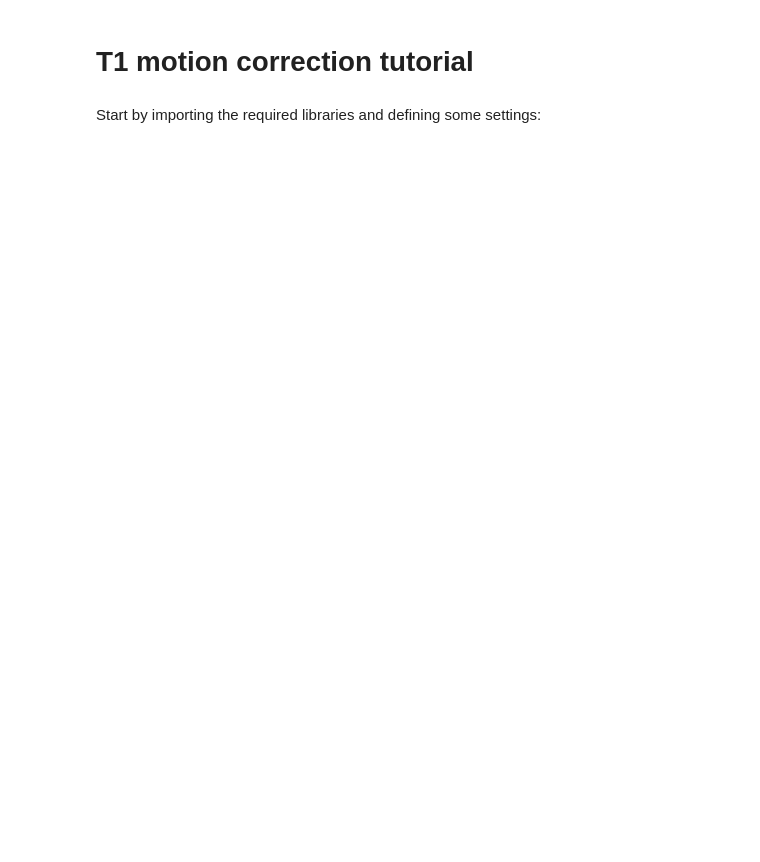
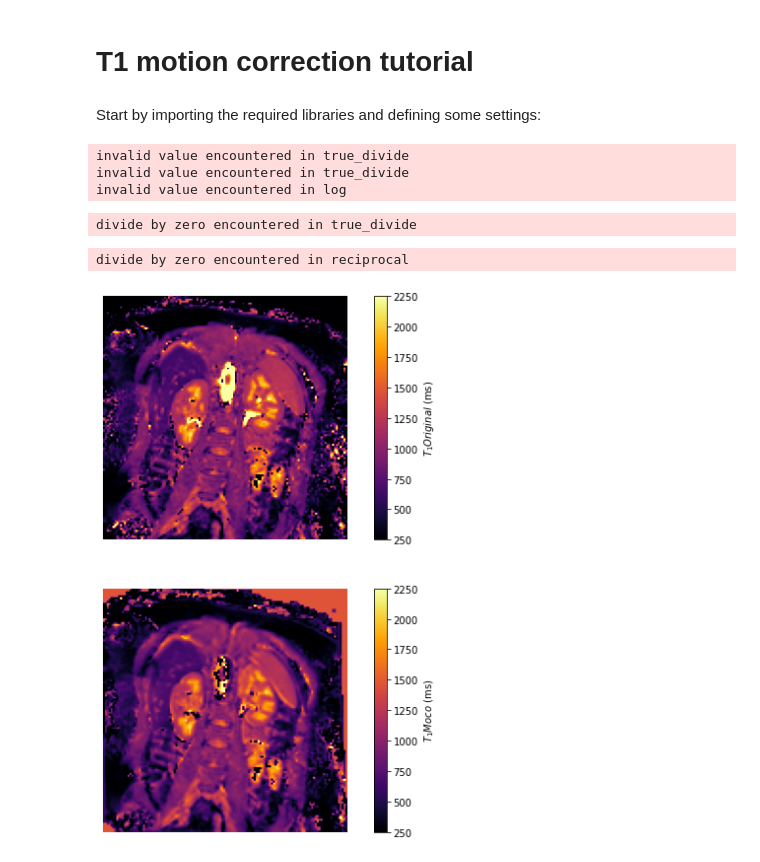
Before and after one commit to UKRIN-MAPS/ukat, a Jupyter notebook: tutorials/t1_moco.ipynb, the cells around one changed output. Drawn from its saved outputs; the diff is of its cells as text; code cells hidden in the pictures; blank space fills up the shorter version.

```diff
--- a/tutorials/t1_moco.ipynb
+++ b/tutorials/t1_moco.ipynb
@@ -20,18 +20,27 @@ directory = 't1_motion_correction_output'
 os.makedirs(directory, exist_ok=True)
 OUTPUT_DIR = os.path.join(os.getcwd(), directory)
 # %%
-# Fetch test data: fetch.t1_philips(1) is a single-slice acquisition
-magnitude, phase, affine, ti, tss = fetch.t1_philips(1)
+# Fetch test data
+# We will process on a central slice only
+magnitude, phase, affine, ti, tss = fetch.t1_philips(2)
 # Pre-processing as preparation for the Model-Driven Registration process
+magnitude = magnitude[:, :, 3, :]
+phase = phase[:, :, 3, :]
 phase = convert_to_pi_range(phase)
 complex_data = magnitude * (np.cos(phase) + 1j * np.sin(phase)) # convert magnitude and phase into complex data
 ti = np.array(ti) * 1000  # convert TIs to ms
 magnitude_corrected = np.squeeze(magnitude_correct(complex_data))
 list_input_parameters = [affine, ti, 0, None, None, 2, False]
+# %% [output]
+invalid value encountered in true_divide
+invalid value encountered in true_divide
+invalid value encountered in log
 # %%
 # Model-driven registration
 registration = MotionCorrection(magnitude_corrected, affine, 'T1_Moco', list_input_parameters, convergence=1, multithread=True, log=False)
 registration.run()
+# %% [output]
+divide by zero encountered in true_divide
 # %%
 # Get the coregistered input pixel_array
 moco_array = registration.get_coregistered()
@@ -45,19 +54,23 @@ t1_mapper.to_nifti(output_directory=OUTPUT_DIR, base_file_name='T1_original', ma
 # Calculate maps from the motion corrected T1 sequence and save as niftis
 t1_moco_mapper = T1(moco_array, ti, affine=affine, multithread=True, parameters=2)
 t1_moco_mapper.to_nifti(output_directory=OUTPUT_DIR, base_file_name='T1_moco', maps='all')
+# %% [output]
+divide by zero encountered in reciprocal
 # %%
-fig, ax = plt.subplots(2, 1)
+fig, (ax1, ax2) = plt.subplots(2, 1, figsize=(10, 10))
 
 # Display the T1 map generated from the original data
-im = ax.imshow(np.rot90(t1_mapper.t1_map[:, :, 2]), cmap='inferno', clim=(250, 2250))
-cb = fig.colorbar(im, ax=ax[0, 0])
+im = ax1.imshow(np.rot90(t1_mapper.t1_map), cmap='inferno', clim=(250, 2250))
+cb = fig.colorbar(im, ax=ax1)
 cb.set_label('$T_1 Original$ (ms)')
-ax[0,0].axis('off')
+ax1.axis('off')
 
 # Display the T1 map generated from the motion corrected data
-im = ax.imshow(np.rot90(t1_moco_mapper.t1_map[:, :, 2]), cmap='inferno', clim=(250, 2250))
-cb = fig.colorbar(im, ax=ax[1, 0])
+im2 = ax2.imshow(np.rot90(t1_moco_mapper.t1_map), cmap='inferno', clim=(250, 2250))
+cb = fig.colorbar(im2, ax=ax2)
 cb.set_label('$T_1 Moco$ (ms)')
-ax[1,0].axis('off')
+ax2.axis('off')
 
 plt.show()
+# %% [output]
+[figure, added]
```
Also changed, not shown: parts of 1 cell of this notebook, 5 other files.
